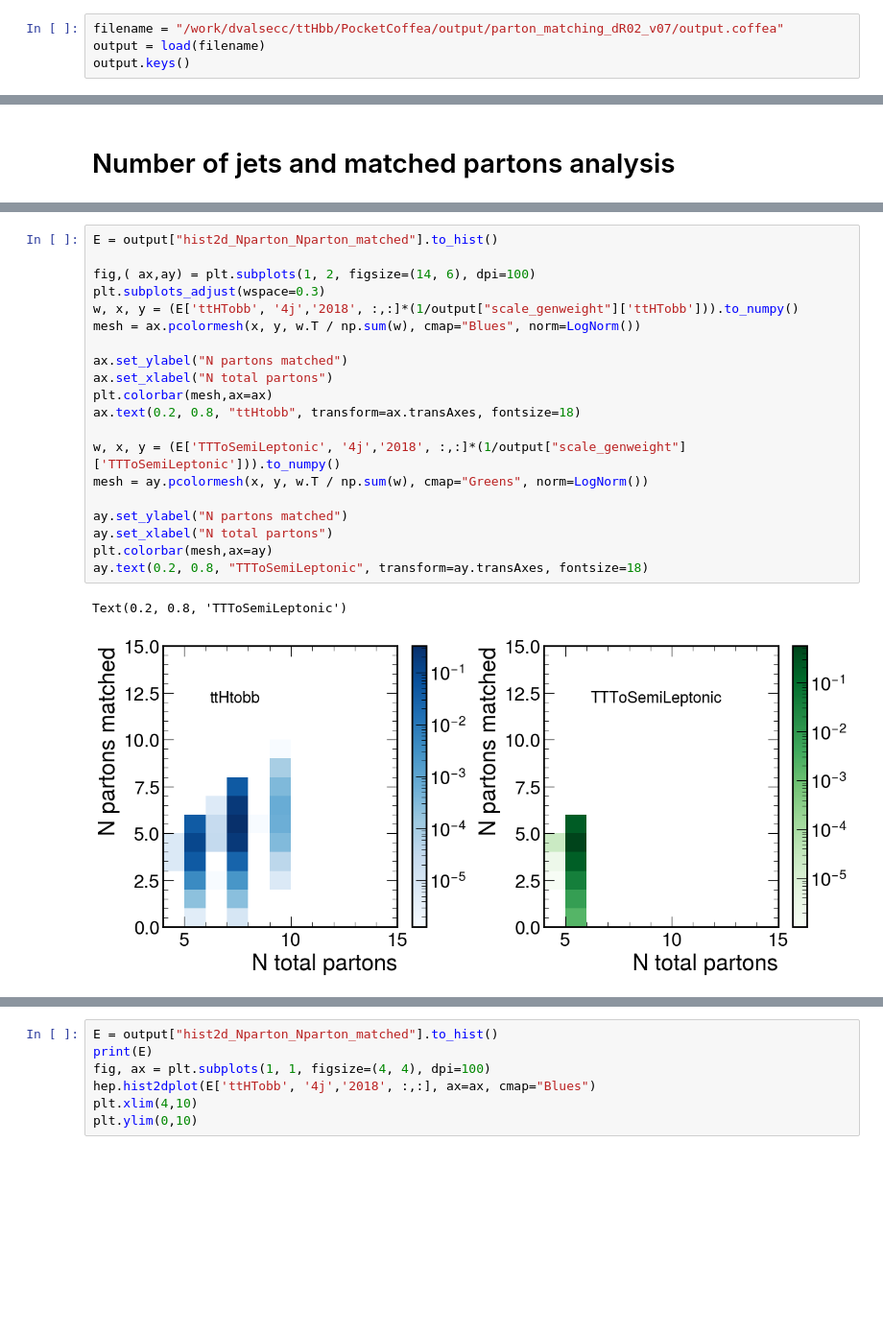
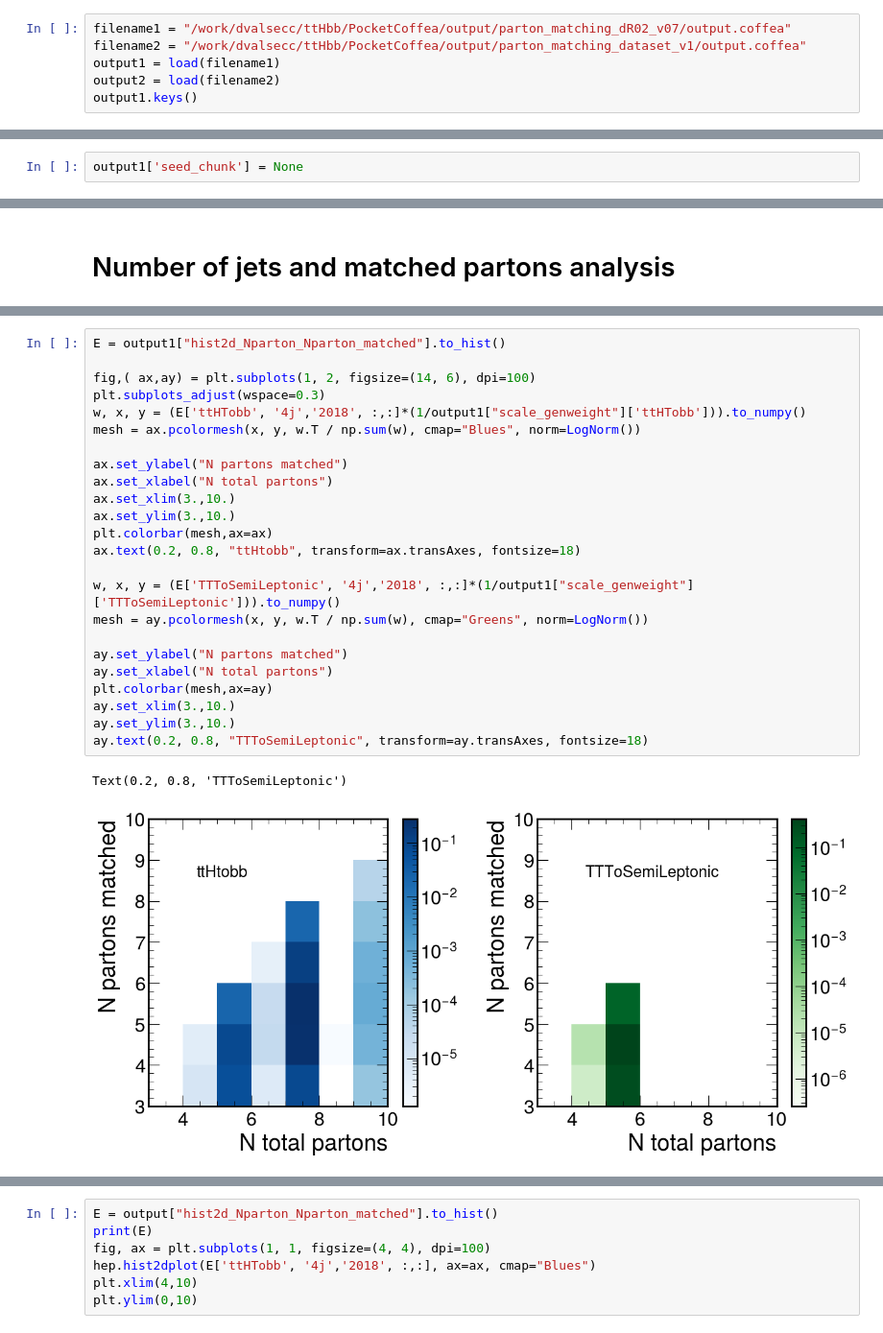
Before and after one commit to PocketCoffea/PocketCoffea, a Jupyter notebook: notebooks/plotting/PartonMatchingEfficiency.ipynb, the cells around one changed output, grey strips where cells are left out. Shown at 96% size. Drawn from its saved outputs; the diff is of its cells as text; blank space fills up the shorter version.

```diff
--- a/notebooks/plotting/PartonMatchingEfficiency.ipynb
+++ b/notebooks/plotting/PartonMatchingEfficiency.ipynb
@@ -13,9 +14,11 @@ import numpy as np
 from pprint import pprint
 hep.style.use(hep.style.ROOT)
 # %%
-filename = "/work/dvalsecc/ttHbb/PocketCoffea/output/parton_matching_dR02_v07/output.coffea"
-output = load(filename)
-output.keys()
+filename1 = "/work/dvalsecc/ttHbb/PocketCoffea/output/parton_matching_dR02_v07/output.coffea"
+filename2 = "/work/dvalsecc/ttHbb/PocketCoffea/output/parton_matching_dataset_v1/output.coffea"
+output1 = load(filename1)
+output2 = load(filename2)
+output1.keys()
 # %% [output]
 dict_keys(['sum_genweights', 'cutflow', 'sumw', 'seed_chunk', 'hist_muon_pt', 'hist_muon_eta', 'hist_muon_phi', 'hist_electron_pt', 'hist_electron_eta', 'hist_electron_phi', 'hist_jet_pt', 'hist_jet_e ...
 # %%
@@ -66,0 +69,2 @@ hep.histplot(np['ttHTobb', '4j','2018',:])
+# %%
+output1['seed_chunk'] = None
@@ -119,23 +140,27 @@ ValueError: The truth value of an array with more than one element is ambiguous.
 # %%
-E = output["hist2d_Nparton_Nparton_matched"].to_hist()
+E = output1["hist2d_Nparton_Nparton_matched"].to_hist()
 
 fig,( ax,ay) = plt.subplots(1, 2, figsize=(14, 6), dpi=100)
 plt.subplots_adjust(wspace=0.3)
-w, x, y = (E['ttHTobb', '4j','2018', :,:]*(1/output["scale_genweight"]['ttHTobb'])).to_numpy()
+w, x, y = (E['ttHTobb', '4j','2018', :,:]*(1/output1["scale_genweight"]['ttHTobb'])).to_numpy()
 mesh = ax.pcolormesh(x, y, w.T / np.sum(w), cmap="Blues", norm=LogNorm())
 
 ax.set_ylabel("N partons matched")
 ax.set_xlabel("N total partons")
+ax.set_xlim(3.,10.)
+ax.set_ylim(3.,10.)
 plt.colorbar(mesh,ax=ax)
 ax.text(0.2, 0.8, "ttHtobb", transform=ax.transAxes, fontsize=18)
 
-w, x, y = (E['TTToSemiLeptonic', '4j','2018', :,:]*(1/output["scale_genweight"]['TTToSemiLeptonic'])).to_numpy()
+w, x, y = (E['TTToSemiLeptonic', '4j','2018', :,:]*(1/output1["scale_genweight"]['TTToSemiLeptonic'])).to_numpy()
 mesh = ay.pcolormesh(x, y, w.T / np.sum(w), cmap="Greens", norm=LogNorm())
 
 ay.set_ylabel("N partons matched")
 ay.set_xlabel("N total partons")
 plt.colorbar(mesh,ax=ay)
+ay.set_xlim(3.,10.)
+ay.set_ylim(3.,10.)
 ay.text(0.2, 0.8, "TTToSemiLeptonic", transform=ay.transAxes, fontsize=18)
 # %% [output]
 Text(0.2, 0.8, 'TTToSemiLeptonic')
-[figure, old version]
+[figure, new version]
```
Also changed, not shown: parts of 38 cells of this notebook, 2 other files.
